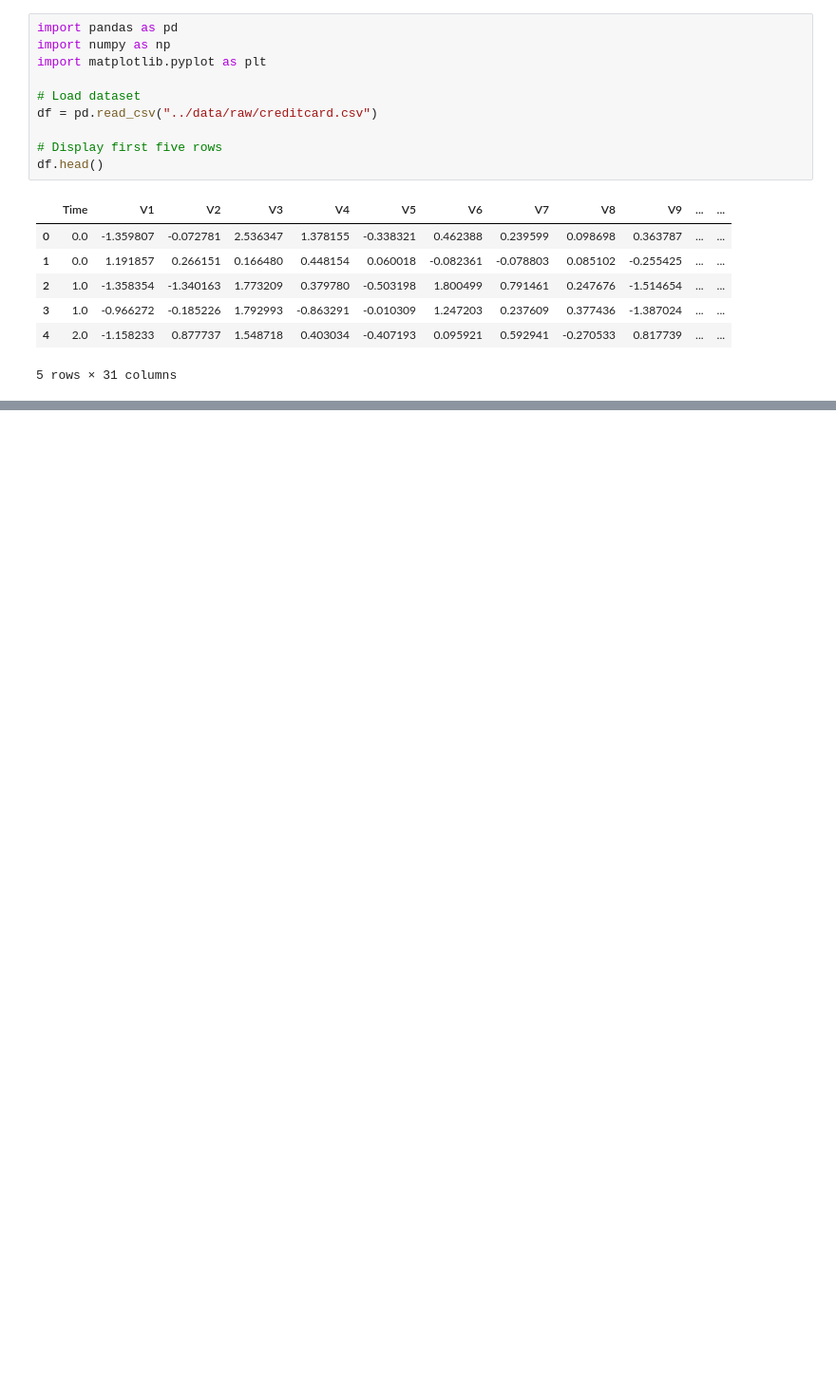
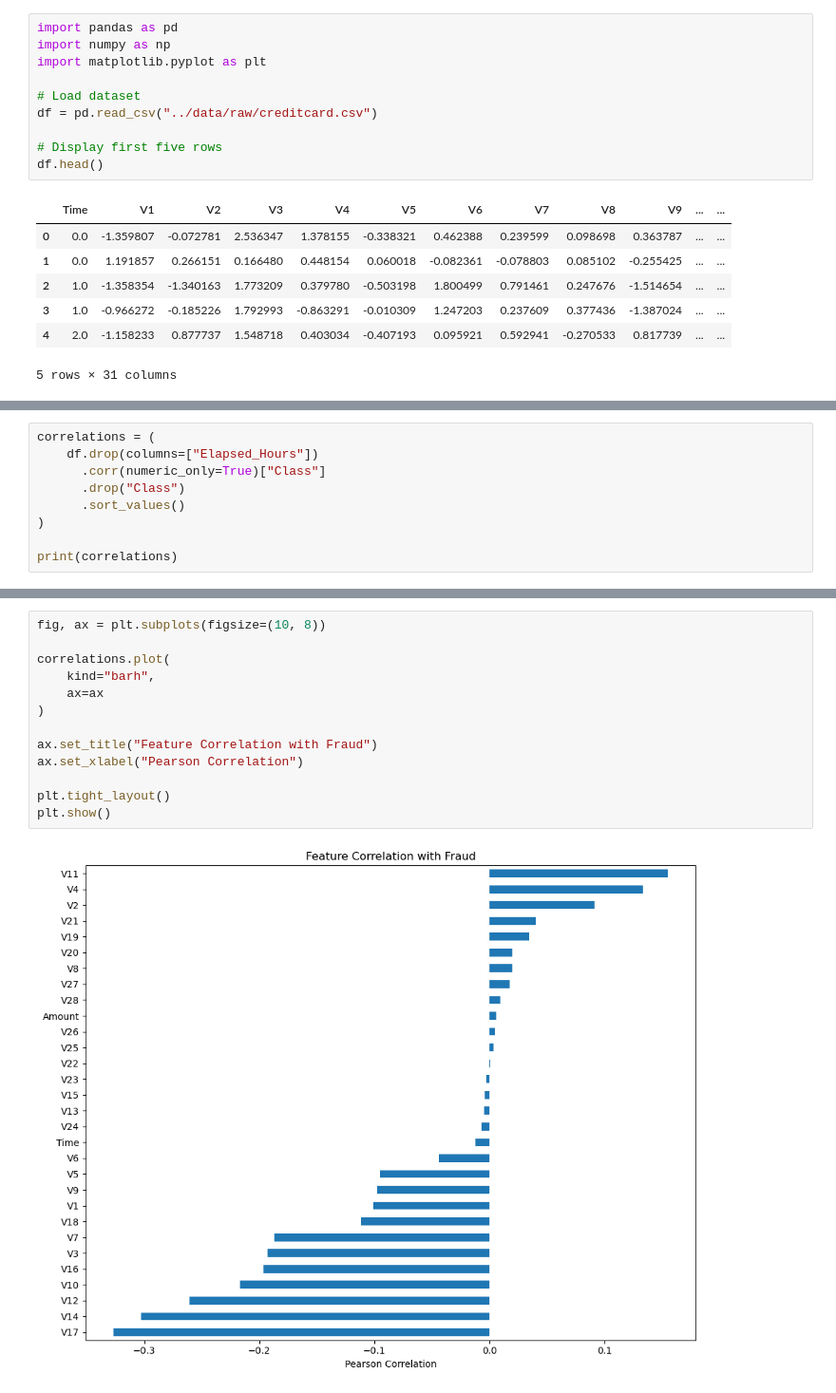
Before and after one commit to angemarie0112/fraud-detection-platform, a Jupyter notebook: notebooks/01_exploratory_data_analysis.ipynb, the cells around one changed output, grey strips where cells are left out. Shown at 95% size. Saved outputs shown, nothing was run; the diff lists cells and outputs as text; blank space fills up the shorter version.

```diff
--- a/notebooks/01_exploratory_data_analysis.ipynb
+++ b/notebooks/01_exploratory_data_analysis.ipynb
@@ -53,0 +195,9 @@ Fraud percentage: 0.1727%
+# %%
+correlations = (
+    df.drop(columns=["Elapsed_Hours"])
+      .corr(numeric_only=True)["Class"]
+      .drop("Class")
+      .sort_values()
+)
+
+print(correlations)
@@ -53,0 +222,15 @@ Fraud percentage: 0.1727%
+# %%
+fig, ax = plt.subplots(figsize=(10, 8))
+
+correlations.plot(
+    kind="barh",
+    ax=ax
+)
+
+ax.set_title("Feature Correlation with Fraud")
+ax.set_xlabel("Pearson Correlation")
+
+plt.tight_layout()
+plt.show()
+# %% [output]
+[figure, added]
```
Also changed, not shown: parts of 14 cells of this notebook.
